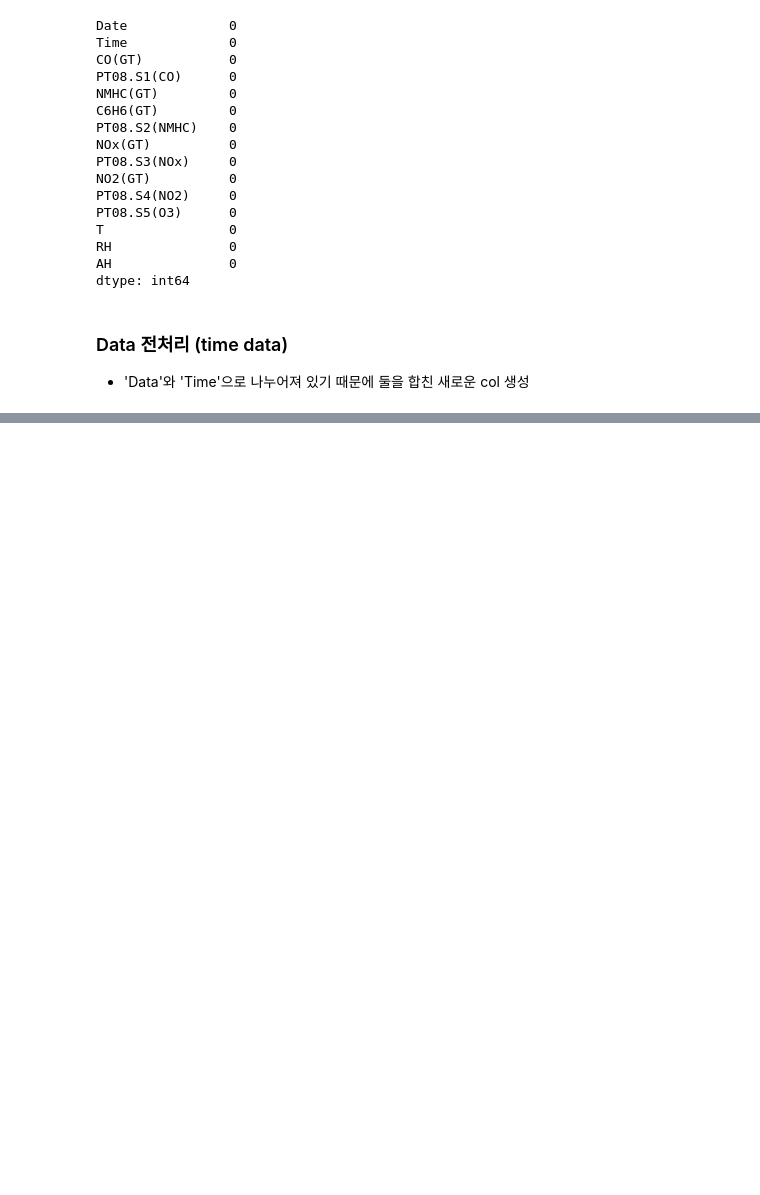
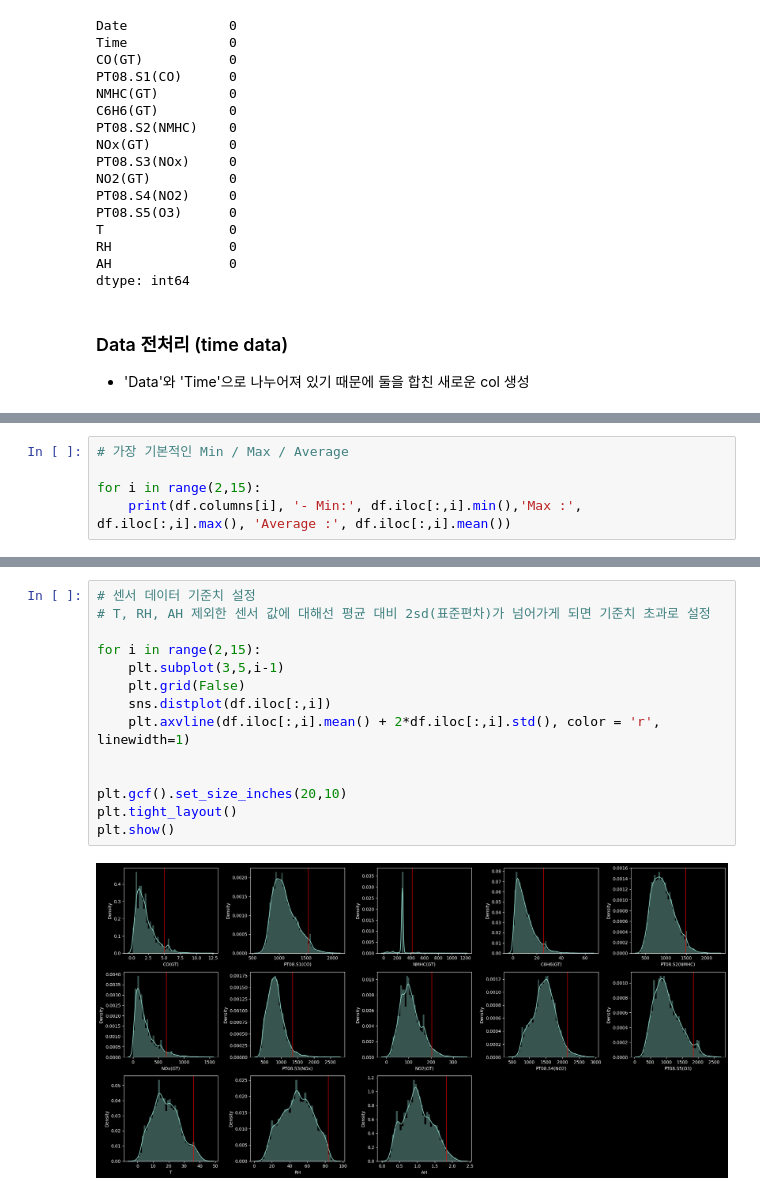
Before and after one commit to Minjeongc/study-data-analytics, a Jupyter notebook: Chapter02/chapter02.ipynb, the cells around one changed output, grey strips where cells are left out. Cells and saved outputs as stored; diff of their text form; blank space fills up the shorter version.

```diff
--- a/Chapter02/chapter02.ipynb
+++ b/Chapter02/chapter02.ipynb
@@ -209,0 +253,5 @@ memory usage: 1.1+ MB
+# %%
+# 가장 기본적인 Min / Max / Average
+
+for i in range(2,15):
+    print(df.columns[i], '- Min:', df.iloc[:,i].min(),'Max :', df.iloc[:,i].max(), 'Average :', df.iloc[:,i].mean())
@@ -209,0 +272,16 @@ memory usage: 1.1+ MB
+# %%
+# 센서 데이터 기준치 설정
+# T, RH, AH 제외한 센서 값에 대해선 평균 대비 2sd(표준편차)가 넘어가게 되면 기준치 초과로 설정
+
+for i in range(2,15):
+    plt.subplot(3,5,i-1)
+    plt.grid(False)
+    sns.distplot(df.iloc[:,i])
+    plt.axvline(df.iloc[:,i].mean() + 2*df.iloc[:,i].std(), color = 'r', linewidth=1)
+
+
+plt.gcf().set_size_inches(20,10)
+plt.tight_layout()
+plt.show()
+# %% [output]
+[figure, added]
```
Also changed, not shown: parts of 52 cells of this notebook.
